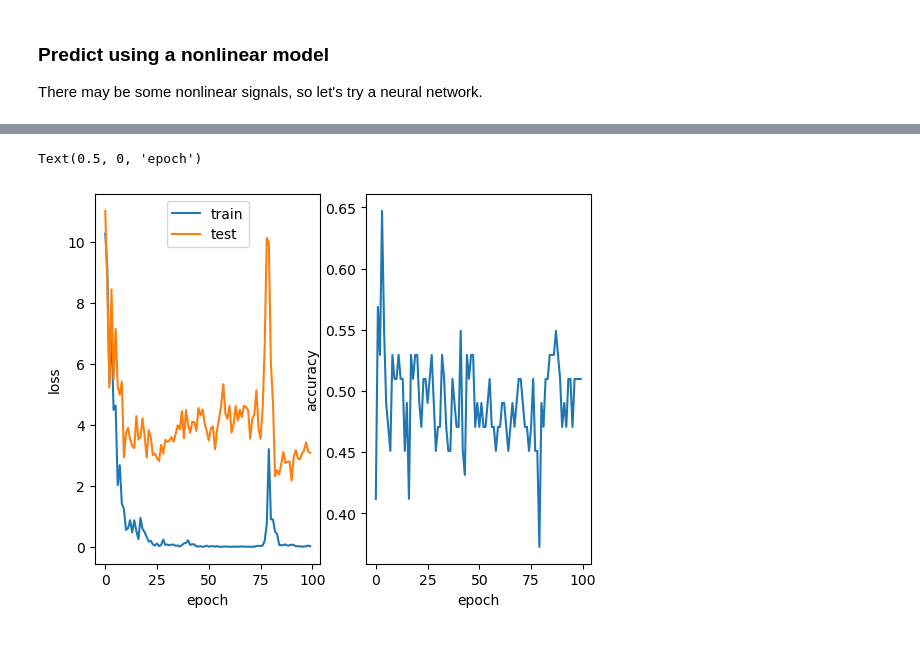
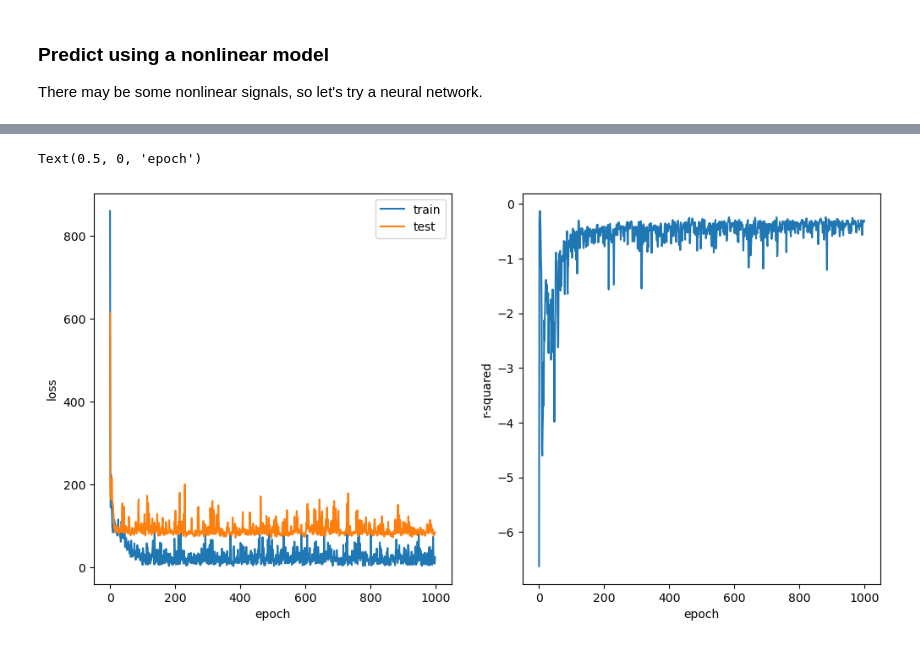
Before and after one commit to poldrack/AI_in_CogNeuro, a Jupyter notebook: notebooks/prediction.ipynb, the cells around one changed output, grey strips where cells are left out. Cells and saved outputs as stored; diff of their text form; code cells hidden in the pictures.

```diff
--- a/notebooks/prediction.ipynb
+++ b/notebooks/prediction.ipynb
@@ -412,13 +331,22 @@ CNNModel(
   )
 )
 # %%
-def get_dataloaders(train_idx, test_idx, data_img, labels, batch_size=20):
+def get_dataloaders(train_idx, test_idx, task, contrast, labels, batch_size=50,
+                    onehot=False, noise_sd=0):
+    cope = contrast_dict[task][contrast]
+    taskdir = basedir / 'combined' / task
+    data_img = nib.load(taskdir/ f'cope{cope}_combat.nii.gz')
+
     data = einops.rearrange(data_img.get_fdata(), 'x y z s -> s 1 x y z')
-    data_tensor = torch.tensor(in_data.astype('float32')).to(device).to(torch.float32)
-    enc = OneHotEncoder(handle_unknown='ignore')
+    if noise_sd > 0:
+        data += np.random.randn(*data.shape) * noise_sd
+    data_tensor = torch.tensor(data.astype('float32')).to(device).to(torch.float32)
     labels = np.array(labels).reshape(-1, 1)
-    labels_tensor = torch.tensor(enc.fit_transform(labels).toarray().astype('float32')).to(device).to(torch.float32)
-
+    if onehot:
+        enc = OneHotEncoder(handle_unknown='ignore')
+        labels_tensor = torch.tensor(enc.fit_transform(labels).toarray().astype('float32')).to(device).to(torch.float32)
+    else:
+        labels_tensor = torch.tensor(labels.astype('float32')).to(device).to(torch.float32)
     Dataset_train = TensorDataset(data_tensor[train_idx], labels_tensor[train_idx])
     Loader_train = DataLoader(Dataset_train, batch_size=batch_size, shuffle=True)
 
@@ -426,7 +354,8 @@ def get_dataloaders(train_idx, test_idx, data_img, labels, batch_size=20):
     Loader_test = DataLoader(Dataset_test, batch_size=batch_size, shuffle=True)
     return Loader_train, Loader_test
 
-Loader_train, Loader_test = get_dataloaders([1,2,3], [4,5,6], data_img, metadata_df.patient)
+Loader_train, Loader_test = get_dataloaders([1,2,3], [4,5,6], task, contrast,
+                                             metadata_df.age)
 print(Loader_train.dataset.tensors[0].shape)
 Loader_train.dataset.tensors[1].shape
 # %% [output]
@@ -459,7 +388,7 @@ def test_loop(dataloader, model, loss_fn):
     model.eval()
     size = len(dataloader.dataset)
     num_batches = len(dataloader)
-    test_loss, correct = 0, 0
+    test_loss, r2 = 0, 0
 
     # Evaluating the model with torch.no_grad() ensures that no gradients are computed during test mode
     # also serves to reduce unnecessary gradient computations and memory usage for tensors with requires_grad=True
@@ -469,11 +398,10 @@ def test_loop(dataloader, model, loss_fn):
             pred = model(X)
             loss = loss_fn(pred, y)
             lossvals.append(loss.detach().cpu().item())
-            predresp = pred.argmax(1)
-            correct += (predresp == y.argmax(1)).type(torch.float).sum().item()
+            r2 += sklearn.metrics.r2_score(pred.cpu(), y.cpu())
             #correct += (pred.argmax(1) == y.argmax(1)).type(torch.float).sum().item()
 
-    correct /= size
+    r2 /= size
     # print(f"Test Error: \n Accuracy: {(100*correct):>0.1f}%, Avg loss: {test_loss:>8f} \n")
-    return np.mean(lossvals), correct
+    return np.mean(lossvals), r2
 # %%
@@ -503,15 +451,16 @@ for split_idx, (train_idx, test_idx) in enumerate(ss.split(data)):
 # %%
+plt.figure(figsize=(12, 6))
 plt.subplot(1, 2, 1)
-plt.plot(train_loss)
-plt.plot(test_loss)
-plt.legend(['train', 'test'])
+plt.plot(train_loss, label='train')
+plt.plot(test_loss, label='test')
+plt.legend()
 plt.ylabel('loss')
 plt.xlabel('epoch')
 
 plt.subplot(1, 2, 2)
-plt.plot(test_correct)
-plt.ylabel('accuracy')
+plt.plot(test_r2)
+plt.ylabel('r-squared')
 plt.xlabel('epoch')
 # %% [output]
 Text(0.5, 0, 'epoch')
-[figure, old version]
+[figure, new version]
```
Also changed, not shown: parts of 15 cells of this notebook, 1 other file.
